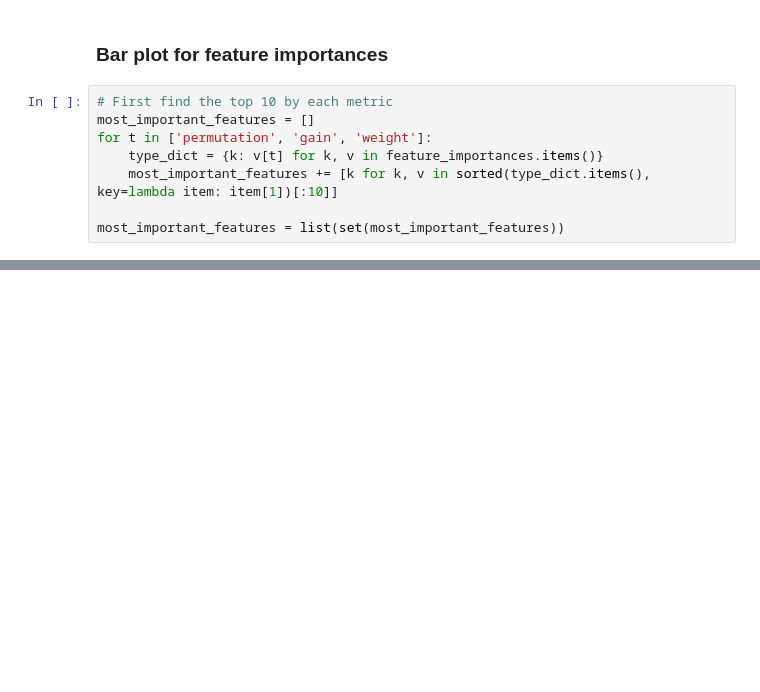
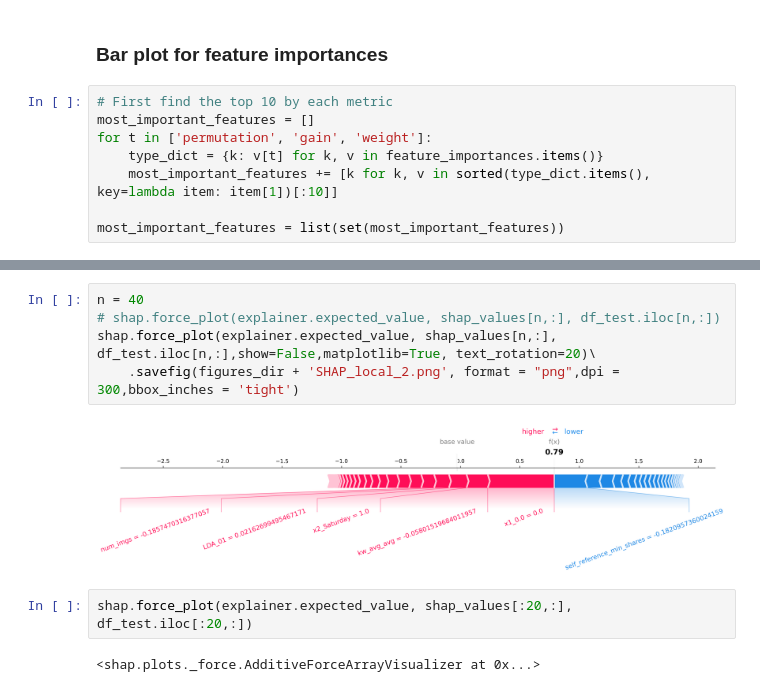
Before and after one commit to spacegoat1/news_article_popularity, a Jupyter notebook: src/9_interpreting.ipynb, the cells around one changed output, grey strips where cells are left out. Cells and saved outputs as stored; diff of their text form; blank space fills up the shorter version.

```diff
--- a/src/9_interpreting.ipynb
+++ b/src/9_interpreting.ipynb
@@ -126,0 +149,11 @@ plt.savefig(figures_dir + 'feature_importances.png', bbox_inches='tight')
+# %%
+n = 40
+# shap.force_plot(explainer.expected_value, shap_values[n,:], df_test.iloc[n,:])
+shap.force_plot(explainer.expected_value, shap_values[n,:], df_test.iloc[n,:],show=False,matplotlib=True, text_rotation=20)\
+    .savefig(figures_dir + 'SHAP_local_2.png', format = "png",dpi = 300,bbox_inches = 'tight')
+# %% [output]
+[figure, added]
+# %%
+shap.force_plot(explainer.expected_value, shap_values[:20,:], df_test.iloc[:20,:])
+# %% [output]
+<shap.plots._force.AdditiveForceArrayVisualizer at 0x...>
```
Also changed, not shown: parts of 10 cells of this notebook, 8 other files.
